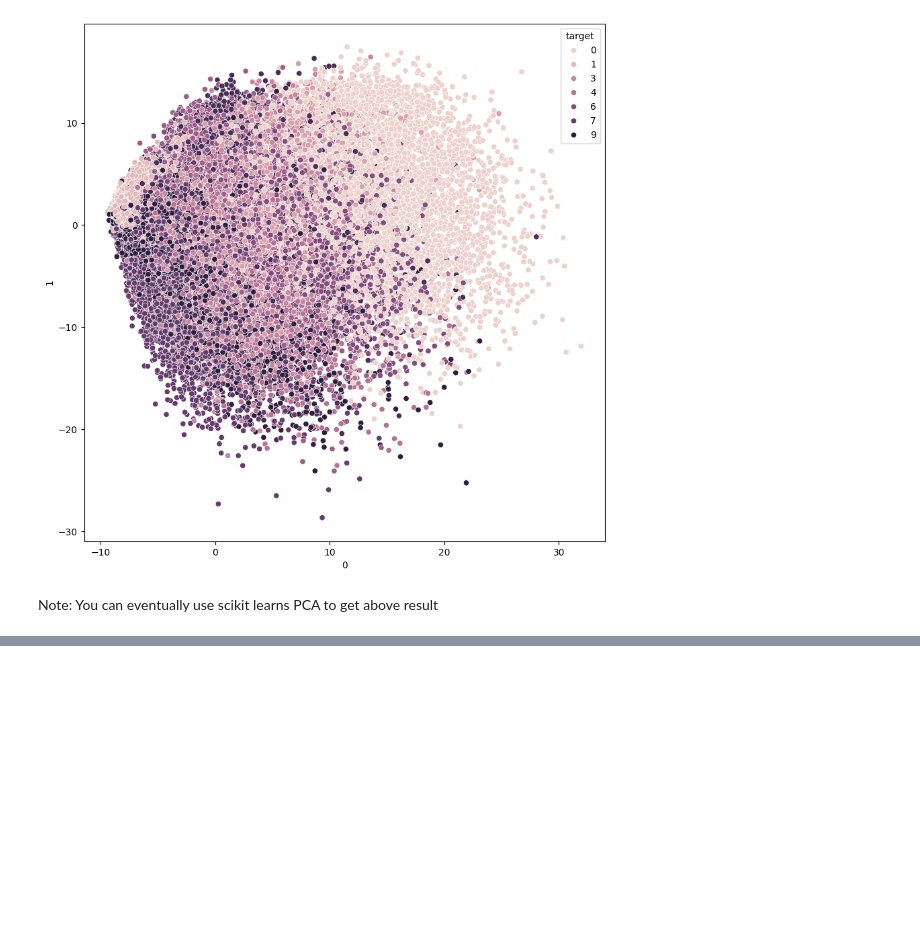
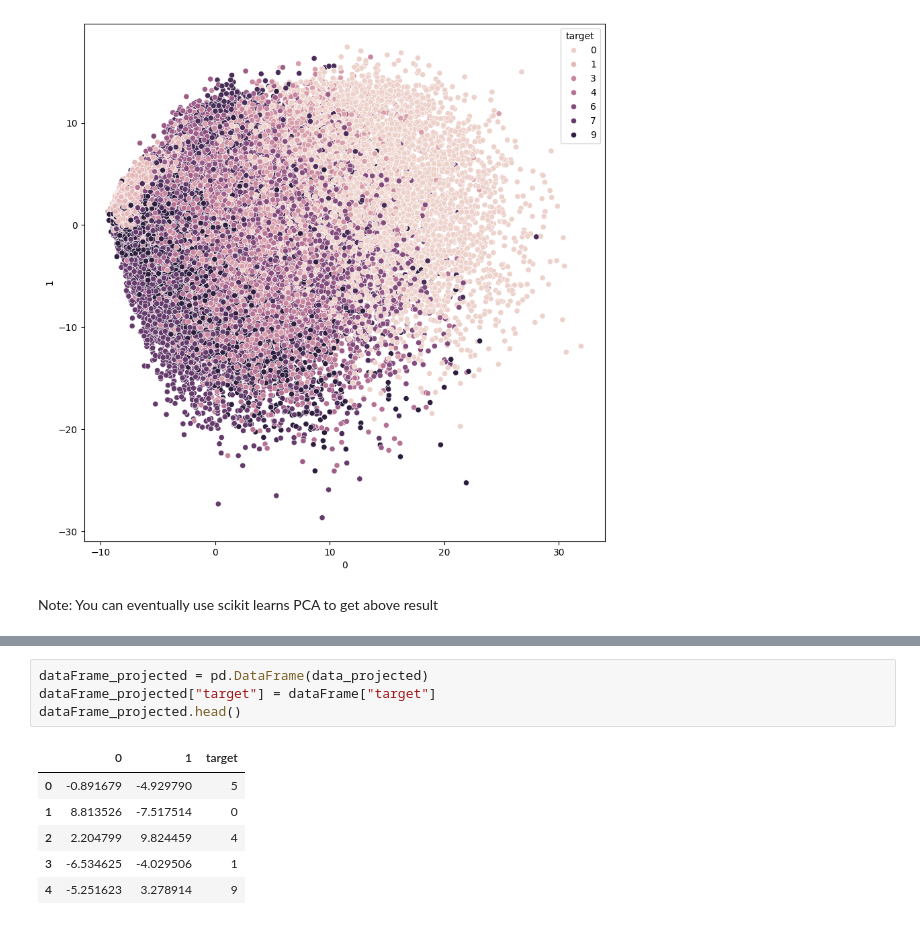
Before and after one commit to AumaujayaSiddhi/Machine-Learning-Basics, a Jupyter notebook: CUSTOM_PCA_ON_MNIST.ipynb, the cells around one changed output, grey strips where cells are left out. Saved outputs shown, nothing was run; the diff lists cells and outputs as text; blank space fills up the shorter version.

```diff
--- a/CUSTOM_PCA_ON_MNIST.ipynb
+++ b/CUSTOM_PCA_ON_MNIST.ipynb
@@ -188,0 +211,11 @@ Note: You can eventually use scikit learns PCA to get above result
+# %%
+dataFrame_projected = pd.DataFrame(data_projected)
+dataFrame_projected["target"] = dataFrame["target"]
+dataFrame_projected.head()
+# %% [output]
+|  | 0 | 1 | target |
+| 0 | -0.891679 | -4.929790 | 5 |
+| 1 | 8.813526 | -7.517514 | 0 |
+| 2 | 2.204799 | 9.824459 | 4 |
+| 3 | -6.534625 | -4.029506 | 1 |
+| 4 | -5.251623 | 3.278914 | 9 |
```
Also changed, not shown: parts of 4 cells of this notebook.
